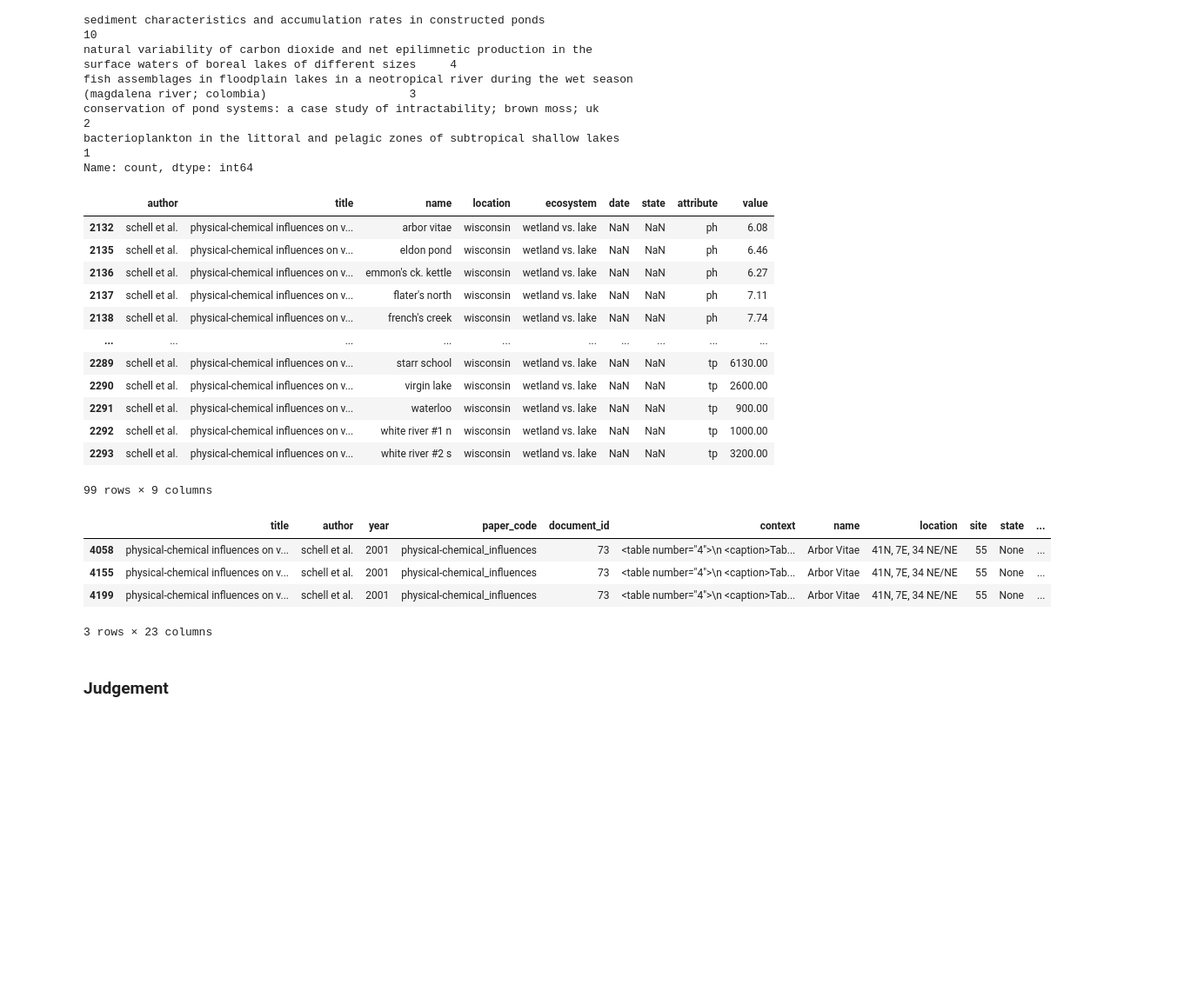
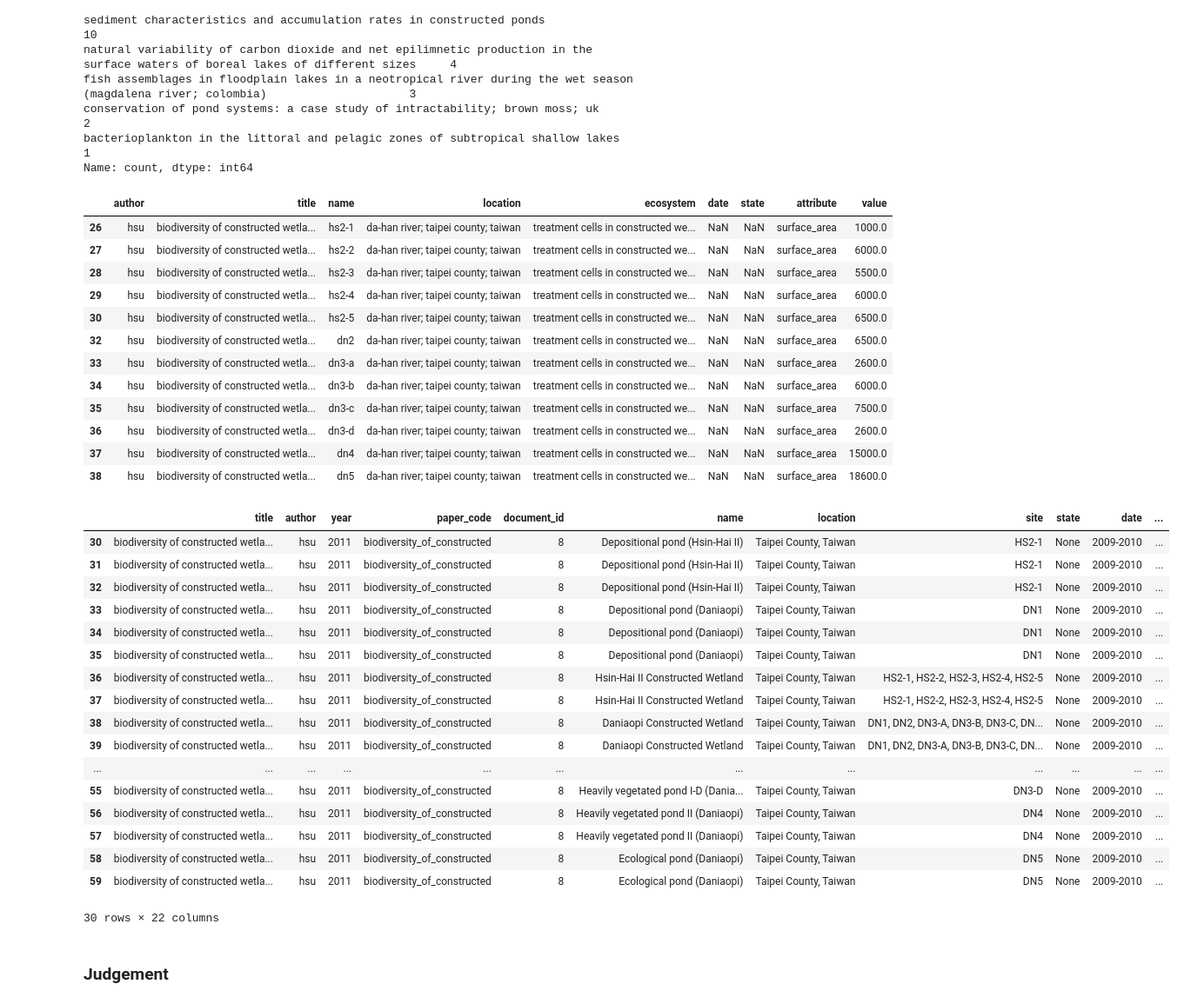
Before and after one commit to kevinqnb/scholarlm, a Jupyter notebook: examples/pond_lake_extraction.ipynb, the cells around one changed output. Shown at 87% size. Cells and saved outputs as stored; diff of their text form; code cells hidden in the pictures; blank space fills up the shorter version.

Commit message:
prompt and table df updates

```diff
--- a/examples/pond_lake_extraction.ipynb
+++ b/examples/pond_lake_extraction.ipynb
@@ -97,7 +123,7 @@ ground_truth_df
 # Load experiment results
 # ---------------------------------
 
-experiment_data_path = "../data/experiments/2026_02_18/pond.json"
+experiment_data_path = "../data/experiments/2026_02_25/test_final.json"
 
 unit_conversion_table = {
     'max_depth': {"cm": 0.01, "feet": 0.3048, "km": 1000, "m": 1},
@@ -256,35 +282,48 @@ conservation of pond systems: a case study of intractability; brown moss; uk
 bacterioplankton in the littoral and pelagic zones of subtropical shallow lakes                                                   1
 Name: count, dtype: int64
 # %%
-title = "physical-chemical influences on vernal zooplankton community structure in small lakes and wetlands of wisconsin; usa"
+title = "biodiversity of constructed wetlands for wastewater treatment"
 gt_title_df = ground_truth_df.loc[ground_truth_df.title == title]
 unmatched_gt_title_df = unmatched_gt_df.loc[unmatched_gt_df.title == title]
 ex_title_df = extracted_df.loc[extracted_df.title == title]
 unmatched_ex_title_df = unmatched_ex_df.loc[unmatched_ex_df.title == title]
 # %%
-unmatched_gt_title_df
+unmatched_gt_title_df.loc[unmatched_gt_title_df.attribute == "surface_area"]
 # %% [output]
 |  | author | title | name | location | ecosystem | date | state | attribute | value |
-| 2132 | schell et al. | physical-chemical influences on v... | arbor vitae | wisconsin | wetland vs. lake | NaN | NaN | ph | 6.08 |
-| 2135 | schell et al. | physical-chemical influences on v... | eldon pond | wisconsin | wetland vs. lake | NaN | NaN | ph | 6.46 |
-| 2136 | schell et al. | physical-chemical influences on v... | emmon's ck. kettle | wisconsin | wetland vs. lake | NaN | NaN | ph | 6.27 |
-| 2137 | schell et al. | physical-chemical influences on v... | flater's north | wisconsin | wetland vs. lake | NaN | NaN | ph | 7.11 |
-| 2138 | schell et al. | physical-chemical influences on v... | french's creek | wisconsin | wetland vs. lake | NaN | NaN | ph | 7.74 |
-| ... | ... | ... | ... | ... | ... | ... | ... | ... | ... |
-| 2289 | schell et al. | physical-chemical influences on v... | starr school | wisconsin | wetland vs. lake | NaN | NaN | tp | 6130.00 |
-| 2290 | schell et al. | physical-chemical influences on v... | virgin lake | wisconsin | wetland vs. lake | NaN | NaN | tp | 2600.00 |
-| 2291 | schell et al. | physical-chemical influences on v... | waterloo | wisconsin | wetland vs. lake | NaN | NaN | tp | 900.00 |
-| 2292 | schell et al. | physical-chemical influences on v... | white river #1 n | wisconsin | wetland vs. lake | NaN | NaN | tp | 1000.00 |
-| 2293 | schell et al. | physical-chemical influences on v... | white river #2 s | wisconsin | wetland vs. lake | NaN | NaN | tp | 3200.00 |
+| 26 | hsu | biodiversity of constructed wetla... | hs2-1 | da-han river; taipei county; taiwan | treatment cells in constructed we... | NaN | NaN | surface_area | 1000.0 |
+| 27 | hsu | biodiversity of constructed wetla... | hs2-2 | da-han river; taipei county; taiwan | treatment cells in constructed we... | NaN | NaN | surface_area | 6000.0 |
+| 28 | hsu | biodiversity of constructed wetla... | hs2-3 | da-han river; taipei county; taiwan | treatment cells in constructed we... | NaN | NaN | surface_area | 5500.0 |
+| 29 | hsu | biodiversity of constructed wetla... | hs2-4 | da-han river; taipei county; taiwan | treatment cells in constructed we... | NaN | NaN | surface_area | 6000.0 |
+| 30 | hsu | biodiversity of constructed wetla... | hs2-5 | da-han river; taipei county; taiwan | treatment cells in constructed we... | NaN | NaN | surface_area | 6500.0 |
+| 32 | hsu | biodiversity of constructed wetla... | dn2 | da-han river; taipei county; taiwan | treatment cells in constructed we... | NaN | NaN | surface_area | 6500.0 |
+| 33 | hsu | biodiversity of constructed wetla... | dn3-a | da-han river; taipei county; taiwan | treatment cells in constructed we... | NaN | NaN | surface_area | 2600.0 |
+| 34 | hsu | biodiversity of constructed wetla... | dn3-b | da-han river; taipei county; taiwan | treatment cells in constructed we... | NaN | NaN | surface_area | 6000.0 |
+| 35 | hsu | biodiversity of constructed wetla... | dn3-c | da-han river; taipei county; taiwan | treatment cells in constructed we... | NaN | NaN | surface_area | 7500.0 |
+| 36 | hsu | biodiversity of constructed wetla... | dn3-d | da-han river; taipei county; taiwan | treatment cells in constructed we... | NaN | NaN | surface_area | 2600.0 |
+| 37 | hsu | biodiversity of constructed wetla... | dn4 | da-han river; taipei county; taiwan | treatment cells in constructed we... | NaN | NaN | surface_area | 15000.0 |
+| 38 | hsu | biodiversity of constructed wetla... | dn5 | da-han river; taipei county; taiwan | treatment cells in constructed we... | NaN | NaN | surface_area | 18600.0 |
-99 rows × 9 columns
 # %%
-ex_title_df.loc[ex_title_df.name == "Arbor Vitae"]
+ex_title_df.loc[ex_title_df.attribute == "surface_area"]
 # %% [output]
-|  | title | author | year | paper_code | document_id | context | name | location | site | state | ... |
-| 4058 | physical-chemical influences on v... | schell et al. | 2001 | physical-chemical_influences | 73 | <table number="4">\n <caption>Tab... | Arbor Vitae | 41N, 7E, 34 NE/NE | 55 | None | ... |
-| 4155 | physical-chemical influences on v... | schell et al. | 2001 | physical-chemical_influences | 73 | <table number="4">\n <caption>Tab... | Arbor Vitae | 41N, 7E, 34 NE/NE | 55 | None | ... |
-| 4199 | physical-chemical influences on v... | schell et al. | 2001 | physical-chemical_influences | 73 | <table number="4">\n <caption>Tab... | Arbor Vitae | 41N, 7E, 34 NE/NE | 55 | None | ... |
+|  | title | author | year | paper_code | document_id | name | location | site | state | date | ... |
+| 30 | biodiversity of constructed wetla... | hsu | 2011 | biodiversity_of_constructed | 8 | Depositional pond (Hsin-Hai II) | Taipei County, Taiwan | HS2-1 | None | 2009-2010 | ... |
+| 31 | biodiversity of constructed wetla... | hsu | 2011 | biodiversity_of_constructed | 8 | Depositional pond (Hsin-Hai II) | Taipei County, Taiwan | HS2-1 | None | 2009-2010 | ... |
+| 32 | biodiversity of constructed wetla... | hsu | 2011 | biodiversity_of_constructed | 8 | Depositional pond (Hsin-Hai II) | Taipei County, Taiwan | HS2-1 | None | 2009-2010 | ... |
+| 33 | biodiversity of constructed wetla... | hsu | 2011 | biodiversity_of_constructed | 8 | Depositional pond (Daniaopi) | Taipei County, Taiwan | DN1 | None | 2009-2010 | ... |
+| 34 | biodiversity of constructed wetla... | hsu | 2011 | biodiversity_of_constructed | 8 | Depositional pond (Daniaopi) | Taipei County, Taiwan | DN1 | None | 2009-2010 | ... |
+| 35 | biodiversity of constructed wetla... | hsu | 2011 | biodiversity_of_constructed | 8 | Depositional pond (Daniaopi) | Taipei County, Taiwan | DN1 | None | 2009-2010 | ... |
+| 36 | biodiversity of constructed wetla... | hsu | 2011 | biodiversity_of_constructed | 8 | Hsin-Hai II Constructed Wetland | Taipei County, Taiwan | HS2-1, HS2-2, HS2-3, HS2-4, HS2-5 | None | 2009-2010 | ... |
+| 37 | biodiversity of constructed wetla... | hsu | 2011 | biodiversity_of_constructed | 8 | Hsin-Hai II Constructed Wetland | Taipei County, Taiwan | HS2-1, HS2-2, HS2-3, HS2-4, HS2-5 | None | 2009-2010 | ... |
+| 38 | biodiversity of constructed wetla... | hsu | 2011 | biodiversity_of_constructed | 8 | Daniaopi Constructed Wetland | Taipei County, Taiwan | DN1, DN2, DN3-A, DN3-B, DN3-C, DN... | None | 2009-2010 | ... |
+| 39 | biodiversity of constructed wetla... | hsu | 2011 | biodiversity_of_constructed | 8 | Daniaopi Constructed Wetland | Taipei County, Taiwan | DN1, DN2, DN3-A, DN3-B, DN3-C, DN... | None | 2009-2010 | ... |
+| ... | ... | ... | ... | ... | ... | ... | ... | ... | ... | ... | ... |
+| 55 | biodiversity of constructed wetla... | hsu | 2011 | biodiversity_of_constructed | 8 | Heavily vegetated pond I-D (Dania... | Taipei County, Taiwan | DN3-D | None | 2009-2010 | ... |
+| 56 | biodiversity of constructed wetla... | hsu | 2011 | biodiversity_of_constructed | 8 | Heavily vegetated pond II (Daniaopi) | Taipei County, Taiwan | DN4 | None | 2009-2010 | ... |
+| 57 | biodiversity of constructed wetla... | hsu | 2011 | biodiversity_of_constructed | 8 | Heavily vegetated pond II (Daniaopi) | Taipei County, Taiwan | DN4 | None | 2009-2010 | ... |
+| 58 | biodiversity of constructed wetla... | hsu | 2011 | biodiversity_of_constructed | 8 | Ecological pond (Daniaopi) | Taipei County, Taiwan | DN5 | None | 2009-2010 | ... |
+| 59 | biodiversity of constructed wetla... | hsu | 2011 | biodiversity_of_constructed | 8 | Ecological pond (Daniaopi) | Taipei County, Taiwan | DN5 | None | 2009-2010 | ... |
-3 rows × 23 columns
+30 rows × 22 columns
 # %% [markdown]
 ### Judgement
 # %%
```
Also changed, not shown: parts of 8 cells of this notebook, 2 other files.
